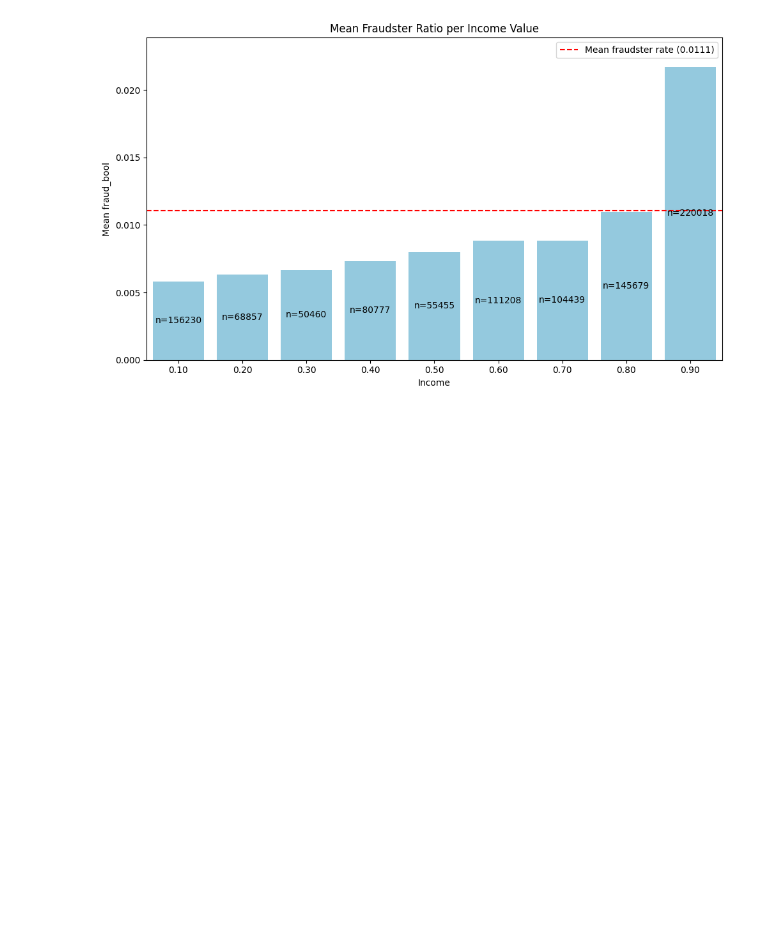
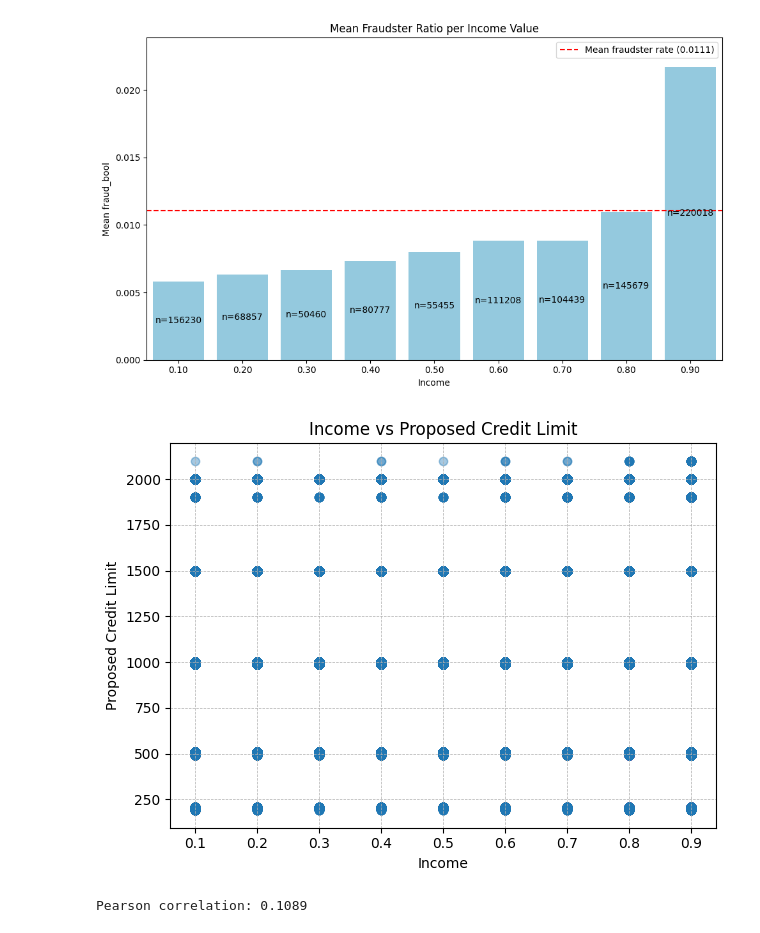
Before and after one commit to pepijn-lens/bankfraud, a Jupyter notebook: src/data_inspection.ipynb, the cells around one changed output. Cells and saved outputs as stored; diff of their text form; code cells hidden in the pictures; blank space fills up the shorter version.

```diff
--- a/src/data_inspection.ipynb
+++ b/src/data_inspection.ipynb
@@ -282,3 +282,24 @@ y_pred = model.predict(X_val)
 
 # classification report
 print(classification_report(y_val, y_pred))
+# %%
+import matplotlib.pyplot as plt
+
+plt.scatter(
+    df["income"],
+    df["proposed_credit_limit"],
+    alpha=0.4,
+)
+
+plt.xlabel("Income")
+plt.ylabel("Proposed Credit Limit")
+plt.title("Income vs Proposed Credit Limit")
+
+plt.grid(True, linestyle="--", linewidth=0.5)
+plt.tight_layout()
+plt.show()
+corr = df["income"].corr(df["proposed_credit_limit"])
+print(f"Pearson correlation: {corr:.4f}")
+# %% [output]
+[figure, added]
+Pearson correlation: 0.1089
```
Also changed, not shown: parts of 1 cell of this notebook, 1 other file.
